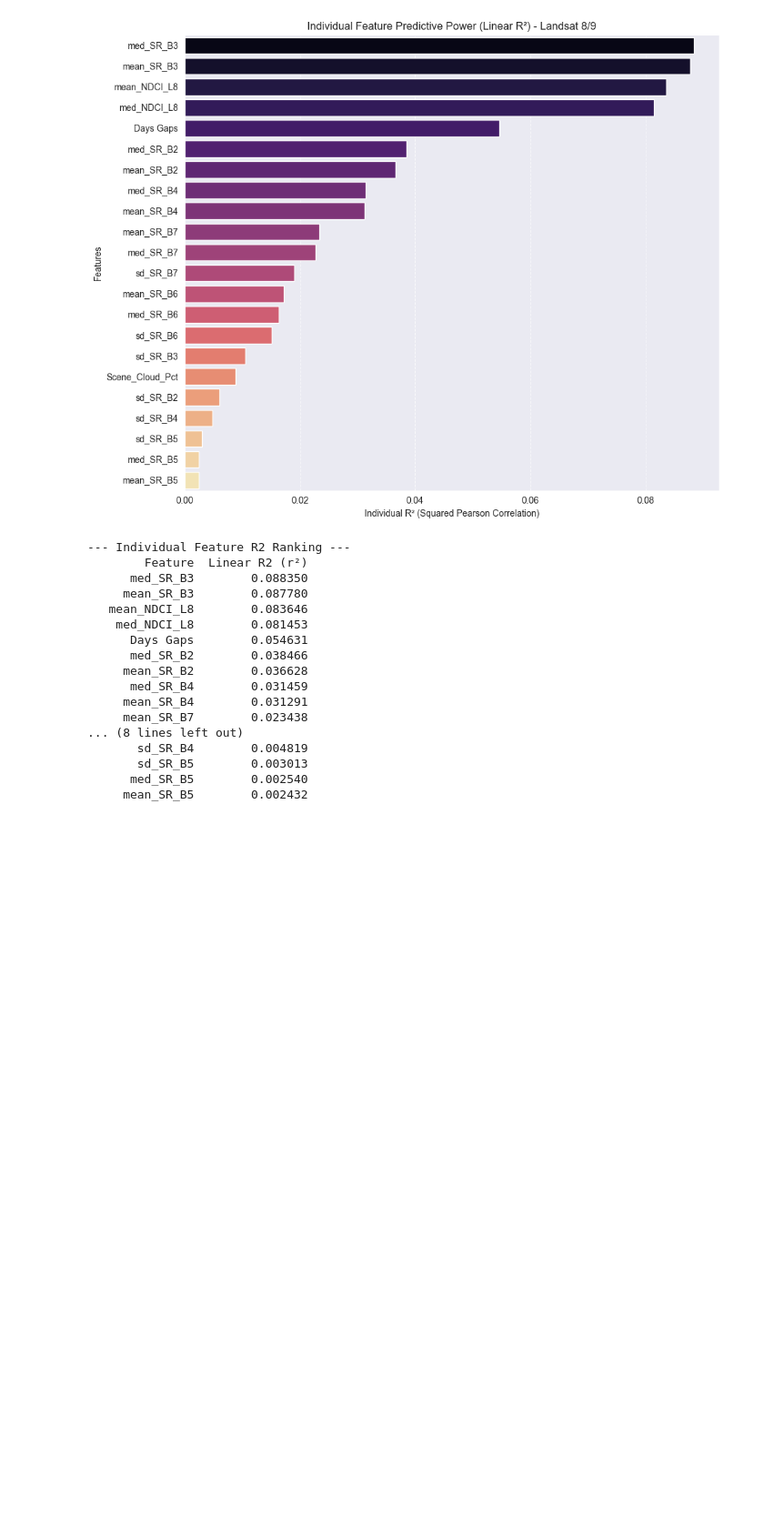
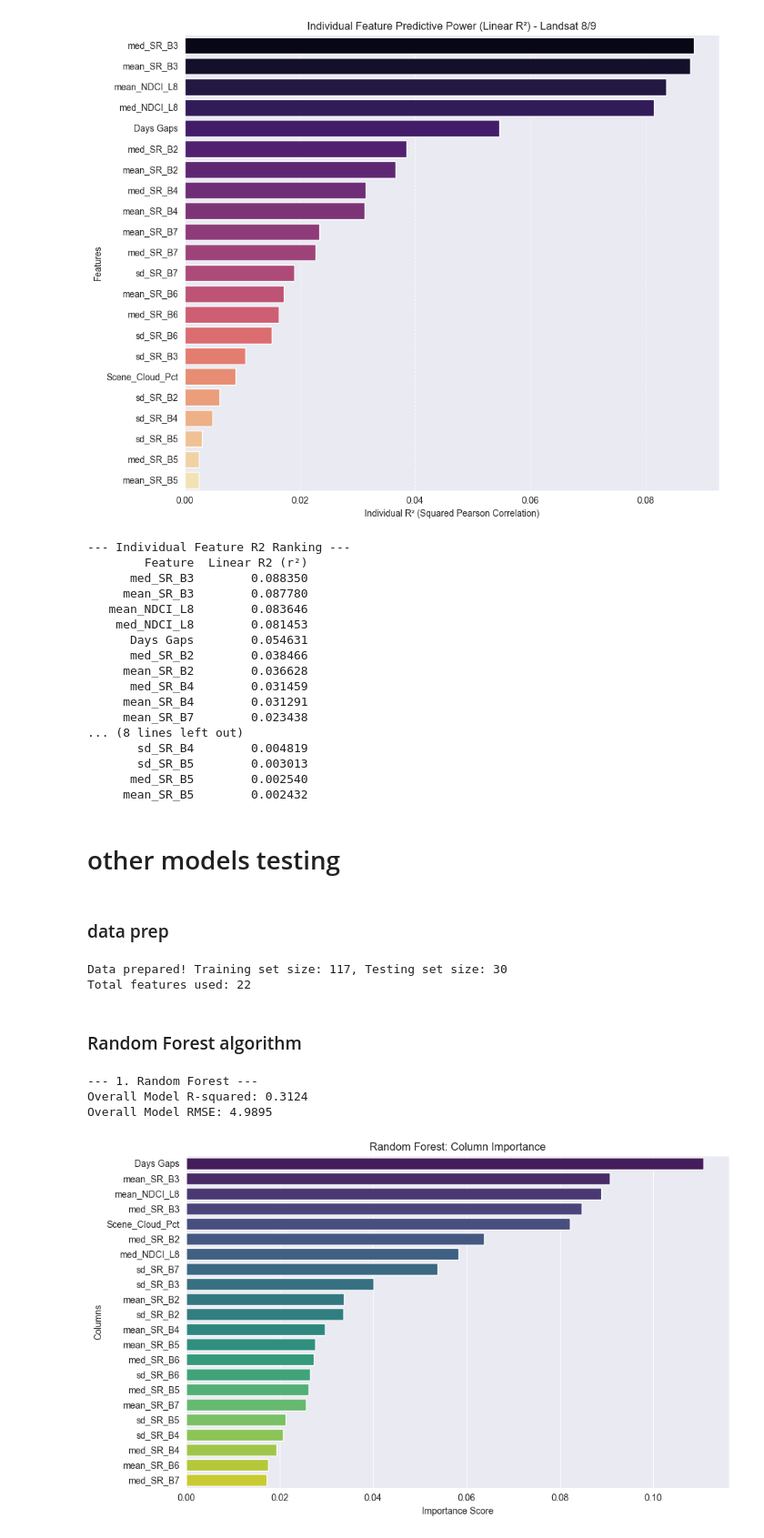
Before and after one commit to anup-adhikari10/chlorophyll_data_evaluation, a Jupyter notebook: L89.ipynb, the cells around one changed output. Shown at 91% size. Saved outputs shown, nothing was run; the diff lists cells and outputs as text; code cells hidden in the pictures; blank space fills up the shorter version.

Commit message:
checked on other algorithms

```diff
--- a/L89.ipynb
+++ b/L89.ipynb
@@ -127,3 +127,72 @@ print(linear_r2_df.to_string(index=False))
        sd_SR_B5        0.003013
       med_SR_B5        0.002540
      mean_SR_B5        0.002432
+# %% [markdown]
+# other models testing
+# %% [markdown]
+### data prep
+# %%
+import pandas as pd
+import numpy as np
+import matplotlib.pyplot as plt
+import seaborn as sns
+
+from sklearn.model_selection import train_test_split
+from sklearn.preprocessing import StandardScaler
+from sklearn.metrics import mean_squared_error, r2_score
+
+df = pd.read_csv('Tappan_L89_Bands_Thermal_NDCI_MNDWI_30mBuffer.csv')
+target_col = 'Target Variable(Chlorophyll-a)'
+
+original_features = df.columns[11:29].tolist()
+additional_features = ['mean_NDCI_L8', 'med_NDCI_L8', 'Scene_Cloud_Pct', 'Days Gaps']
+feature_cols = original_features + additional_features
+
+data = df[[target_col] + feature_cols].dropna()
+X = data[feature_cols]
+y = data[target_col]
+
+X_train, X_test, y_train, y_test = train_test_split(X, y, test_size=0.2, random_state=42)
+
+scaler = StandardScaler()
+X_train_scaled = scaler.fit_transform(X_train)
+X_test_scaled = scaler.transform(X_test)
+
+print(f"Data prepared! Training set size: {X_train_scaled.shape[0]}, Testing set size: {X_test_scaled.shape[0]}")
+print(f"Total features used: {len(feature_cols)}")
+# %% [output]
+Data prepared! Training set size: 117, Testing set size: 30
+Total features used: 22
+# %% [markdown]
+### Random Forest algorithm
+# %%
+from sklearn.ensemble import RandomForestRegressor
+
+rf = RandomForestRegressor(n_estimators=100, random_state=42)
+rf.fit(X_train_scaled, y_train)
+
+y_pred_rf = rf.predict(X_test_scaled)
+r2_rf = r2_score(y_test, y_pred_rf)
+rmse_rf = np.sqrt(mean_squared_error(y_test, y_pred_rf))
+
+print("--- 1. Random Forest ---")
+print(f"Overall Model R-squared: {r2_rf:.4f}")
+print(f"Overall Model RMSE: {rmse_rf:.4f}\n")
+
+rf_importances = pd.DataFrame({
+    'Feature': feature_cols,
+    'Importance': rf.feature_importances_
+}).sort_values(by='Importance', ascending=False)
+
+plt.figure(figsize=(10, 6))
+sns.barplot(x='Importance', y='Feature', data=rf_importances, palette='viridis',hue = 'Feature', legend=False)
+plt.title('Random Forest: Column Importance')
+plt.xlabel('Importance Score')
+plt.ylabel('Columns')
+plt.tight_layout()
+plt.show()
+# %% [output]
+--- 1. Random Forest ---
+Overall Model R-squared: 0.3124
+Overall Model RMSE: 4.9895
+[figure, added]
```
Also changed, not shown: parts of 9 cells of this notebook, 1 other file.
